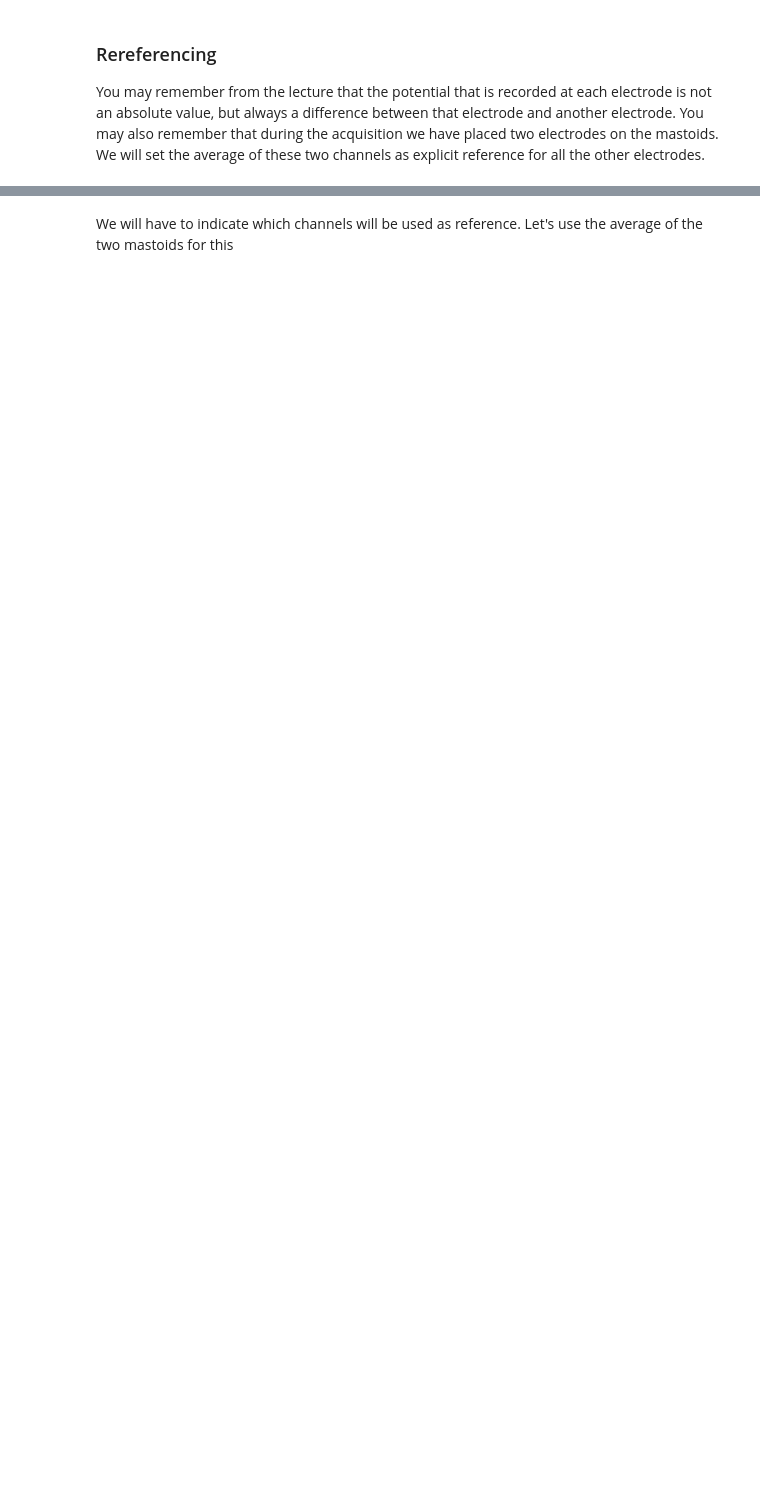
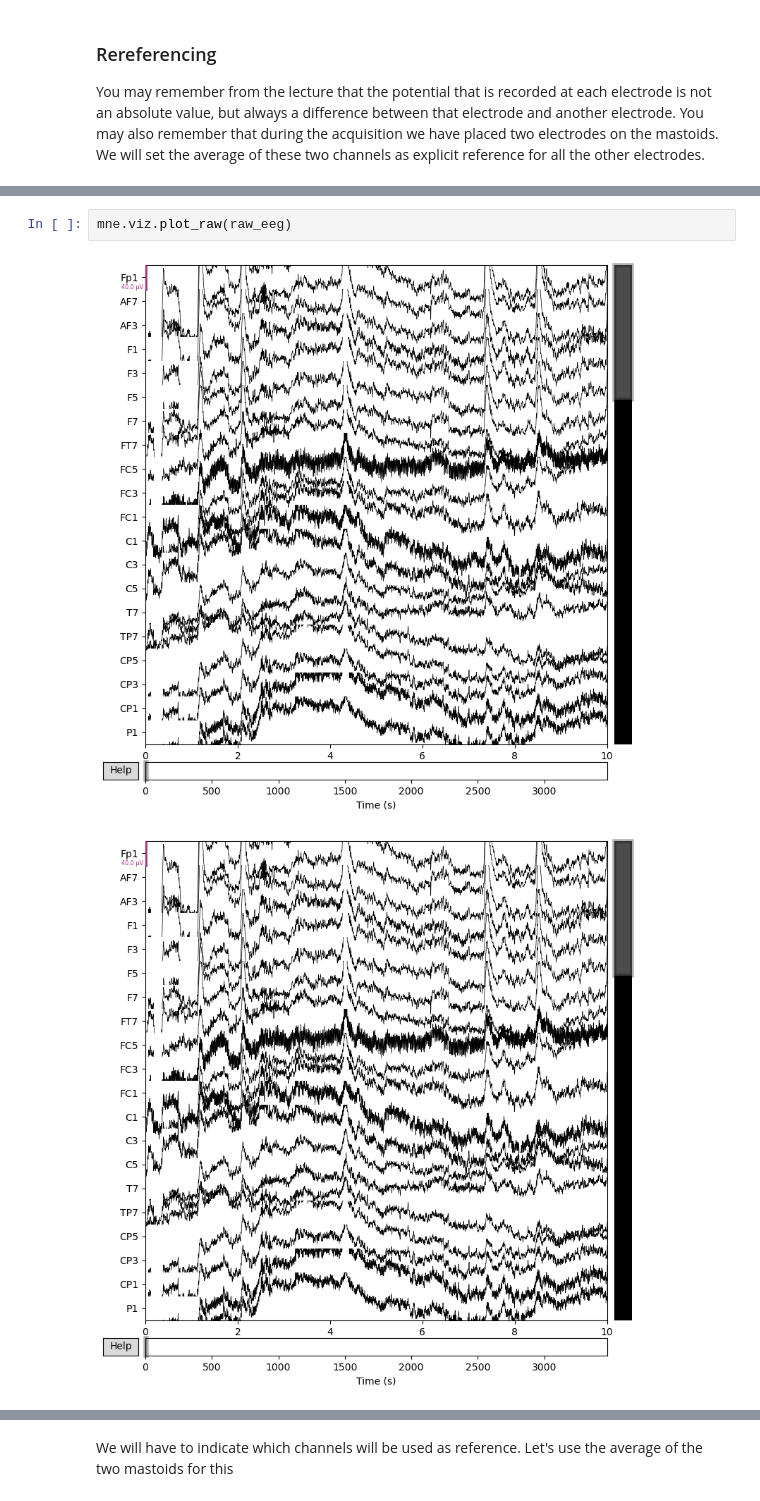
Before and after one commit to SeboUithol/Experimentation2DataAnalysis, a Jupyter notebook: EEGDataAnalysis.ipynb, the cells around one changed output, grey strips where cells are left out. Saved outputs shown, nothing was run; the diff lists cells and outputs as text; blank space fills up the shorter version.

```diff
--- a/EEGDataAnalysis.ipynb
+++ b/EEGDataAnalysis.ipynb
@@ -99,0 +138,5 @@ Applying a custom ('EEG',) reference.
+# %%
+mne.viz.plot_raw(raw_eeg)
+# %% [output]
+[figure, added]
+[figure, added]
```
Also changed, not shown: parts of 39 cells of this notebook.
